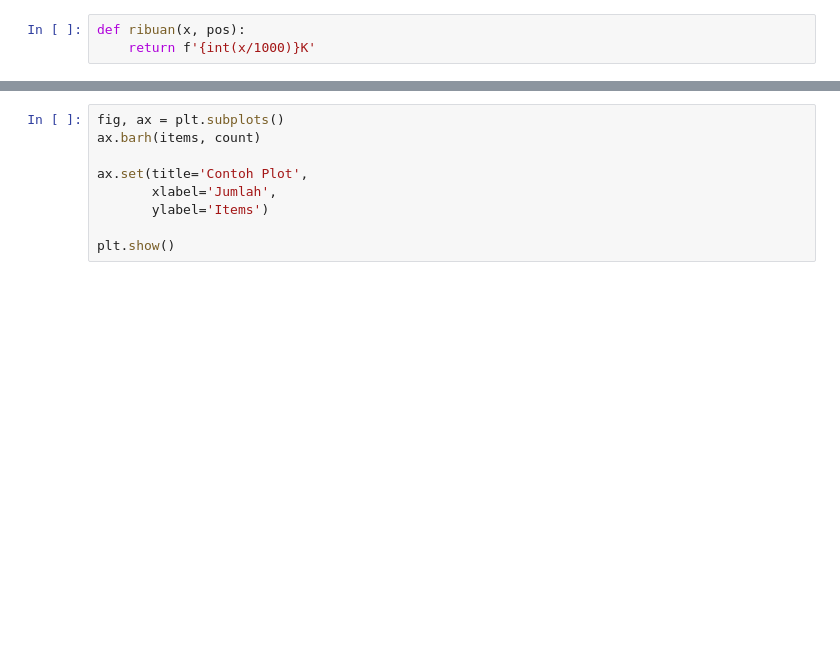
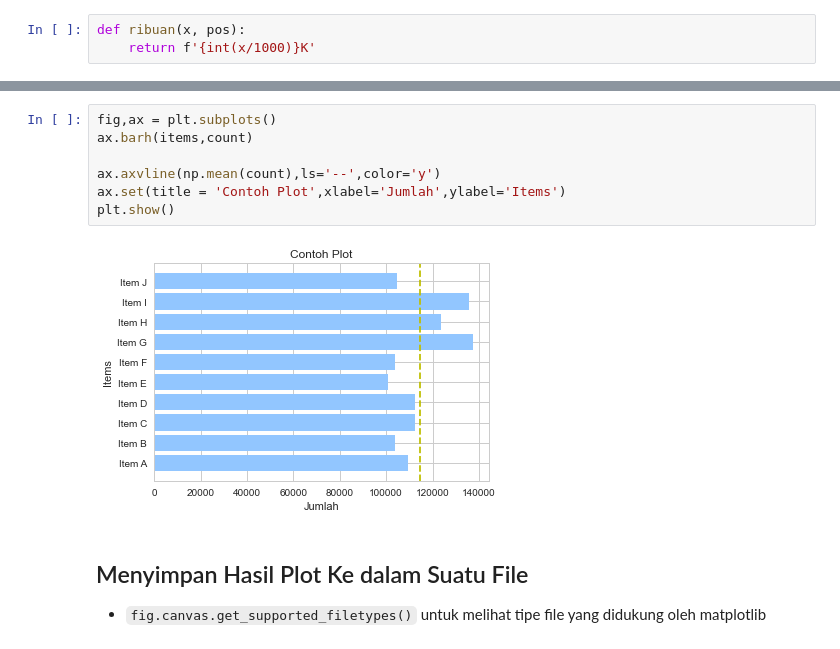
Before and after one commit to Ruslanahmadjayadi/Matplotlib, a Jupyter notebook: Plot_Lifecycle.ipynb, the cells around one changed output, grey strips where cells are left out. Cells and saved outputs as stored; diff of their text form; blank space fills up the shorter version.

```diff
--- a/Plot_Lifecycle.ipynb
+++ b/Plot_Lifecycle.ipynb
@@ -83,9 +184,12 @@ plt.show()
 # %%
-fig, ax = plt.subplots()
-ax.barh(items, count)
+fig,ax = plt.subplots()
+ax.barh(items,count)
 
-ax.set(title='Contoh Plot',
-       xlabel='Jumlah',
-       ylabel='Items')
-
+ax.axvline(np.mean(count),ls='--',color='y')
+ax.set(title = 'Contoh Plot',xlabel='Jumlah',ylabel='Items')
 plt.show()
+# %% [output]
+[figure, added]
+# %% [markdown]
+## Menyimpan Hasil Plot Ke dalam Suatu File
+- `fig.canvas.get_supported_filetypes()` untuk melihat tipe file yang didukung oleh matplotlib
```
Also changed, not shown: parts of 26 cells of this notebook.
